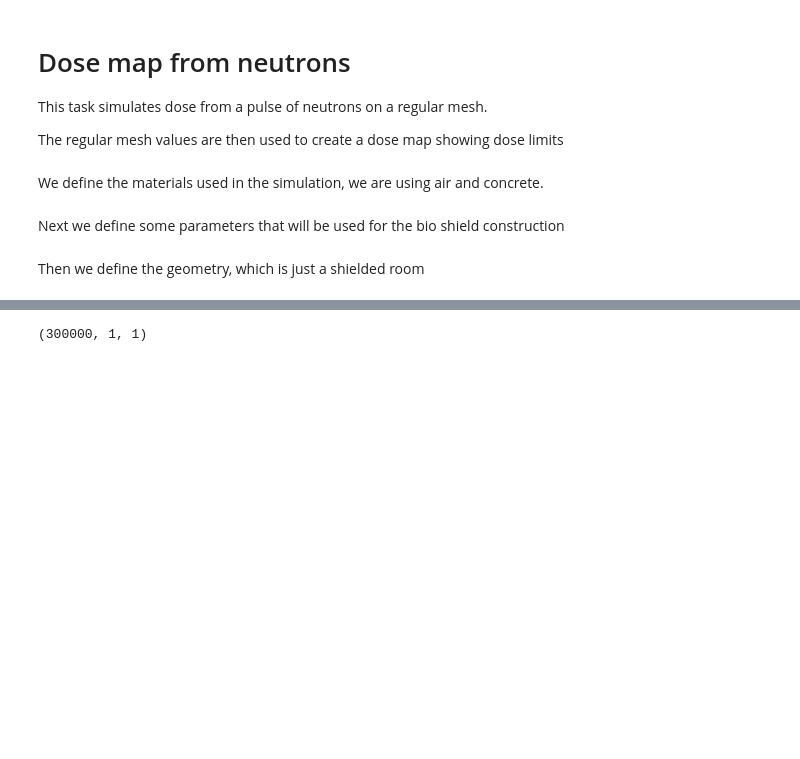
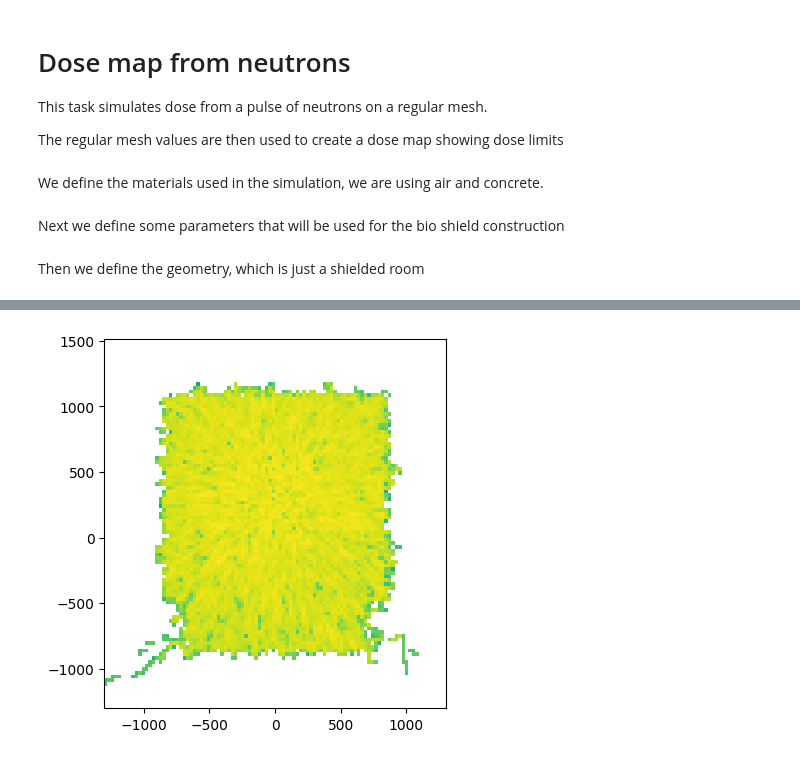
Before and after one commit to khurrumsaleem/neutronics-workshop, a Jupyter notebook: tasks/task_09_CSG_instantaneous_dose_tallies/5_mesh_dose_from_neutrons.ipynb, the cells around one changed output, grey strips where cells are left out. Cells and saved outputs as stored; diff of their text form; code cells hidden in the pictures; blank space fills up the shorter version.

```diff
--- a/tasks/task_09_CSG_instantaneous_dose_tallies/5_mesh_dose_from_neutrons.ipynb
+++ b/tasks/task_09_CSG_instantaneous_dose_tallies/5_mesh_dose_from_neutrons.ipynb
@@ -222,10 +164,22 @@ plt.show()
 # %%
+source = openmc.IndependentSource()
 
-# 14MeV point source
-source = openmc.IndependentSource()
+radius = openmc.stats.Discrete([500], [1])
+
+# the distribution of source z values is just a single value
+z_values = openmc.stats.Discrete([300], [1])
+
+# the distribution of source azimuthal angles values is a uniform distribution between 0 and 2 Pi
+angle = openmc.stats.Uniform(a=0., b=2* 3.14159265359)
+
+# this makes the ring source using the three distributions and a radius
+source.space = openmc.stats.CylindricalIndependent(r=radius, phi=angle, z=z_values, origin=(0.0, 0.0, 0.0))
+
+# sets the direction to isotropic
 source.angle = openmc.stats.Isotropic()
-source.energy = openmc.stats.Discrete([14e6], [1])
-source.space = openmc.stats.Point((0.0, 0.0, 300.0))
+
+# sets the energy distribution to a Muir distribution neutrons
+source.energy = openmc.stats.muir(e0=14080000.0, m_rat=5.0, kt=20000.0)
 # %%
 
 # Instantiate a Settings object
@@ -315,52 +258,60 @@ statepoint_filename = model.run()
 # %%
 
 # this part of the script plots the images, so these imports are only needed to plot
 # import openmc_geometry_plot  # extends openmc.Geometry class with plotting functions
 # import regular_mesh_plotter  # extends openmc.Mesh class with plotting functions
 import matplotlib.pyplot as plt
 from matplotlib.colors import LogNorm
 import numpy as np
 
 # gets a 2d slice of data to later plot
-# data_slice = mesh.slice_of_data(dataset=my_mesh_tally_result.mean, view_direction="x")
+# data_slice = my_mesh_tally_result.mean[:,:,15]
 
 # data_slice = data_slice * neutrons_per_second * pico_to_milli
 
-print(my_mesh_tally_result.mean.shape)
+# print(my_mesh_tally_result.mean.shape)
 
-# plot_1 = plt.imshow(
-#     data_slice,
-#     extent=mesh.bounding_box.extent['xy'],
-#     interpolation=None,
-#     norm=LogNorm(
-#         vmin=1e-12,  # trims out the lower section of the colors
-#         vmax=max(data_slice.flatten()),
-#     ),
-# )
+tally_slice = my_mesh_tally_result.get_slice(scores=['flux'])
+
+tally_data = tally_slice.get_reshaped_data(
+    expand_dims=True, value='mean'
+).squeeze()
+
+data_slice = tally_data[:,:,15]
+
+plot_1 = plt.imshow(
+    np.rot90(data_slice, -3),
+    extent=mesh.bounding_box.extent['xy'],
+    interpolation=None,
+    norm=LogNorm(
+        vmin=1e-12,  # trims out the lower section of the colors
+        vmax=max(data_slice.flatten()),
+    ),
+)
 # cbar = plt.colorbar(plot_1)
 # cbar.set_label(f"Dose [milli Sv per second]")
 
 
-# # gets unique levels for outlines contour plot and for the color scale
-# material_ids = my_geometry.get_slice_of_material_ids(view_direction="x")
-# # gets unique levels for outlines contour plot and for the color scale
-# levels = np.unique([item for sublist in material_ids for item in sublist])
+# # # gets unique levels for outlines contour plot and for the color scale
+# # material_ids = my_geometry.get_slice_of_material_ids(view_direction="x")
+# # # gets unique levels for outlines contour plot and for the color scale
+# # levels = np.unique([item for sublist in material_ids for item in sublist])
 
-# plt.contour(
-#     material_ids,
-#     origin="upper",
-#     colors="k",
-#     linestyles="solid",
-#     levels=levels,
-#     linewidths=2.0,
-#     extent=my_geometry.bounding_box.extent['xy'],
-# )
-# xlabel, ylabel = my_geometry.get_axis_labels(view_direction="x")
+# # plt.contour(
+# #     material_ids,
+# #     origin="upper",
+# #     colors="k",
+# #     linestyles="solid",
+# #     levels=levels,
+# #     linewidths=2.0,
+# #     extent=my_geometry.bounding_box.extent['xy'],
+# # )
+# # xlabel, ylabel = my_geometry.get_axis_labels(view_direction="x")
 # plt.xlabel(xlabel)
 # plt.ylabel(ylabel)
 # plt.title('Dose map showing some shielding of the source')
 
 
 plt.show()
 # %% [output]
-(300000, 1, 1)
+[figure, added]
```
Also changed, not shown: parts of 6 cells of this notebook.
